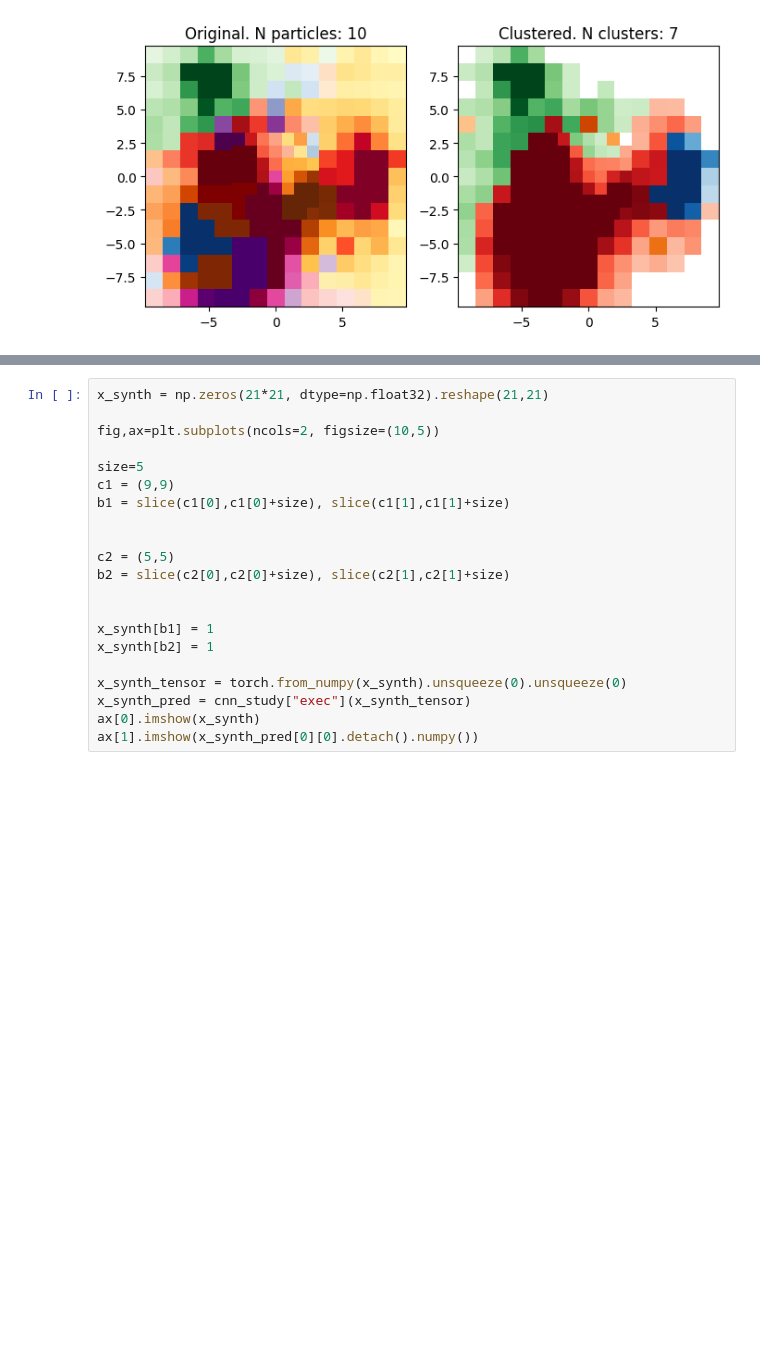
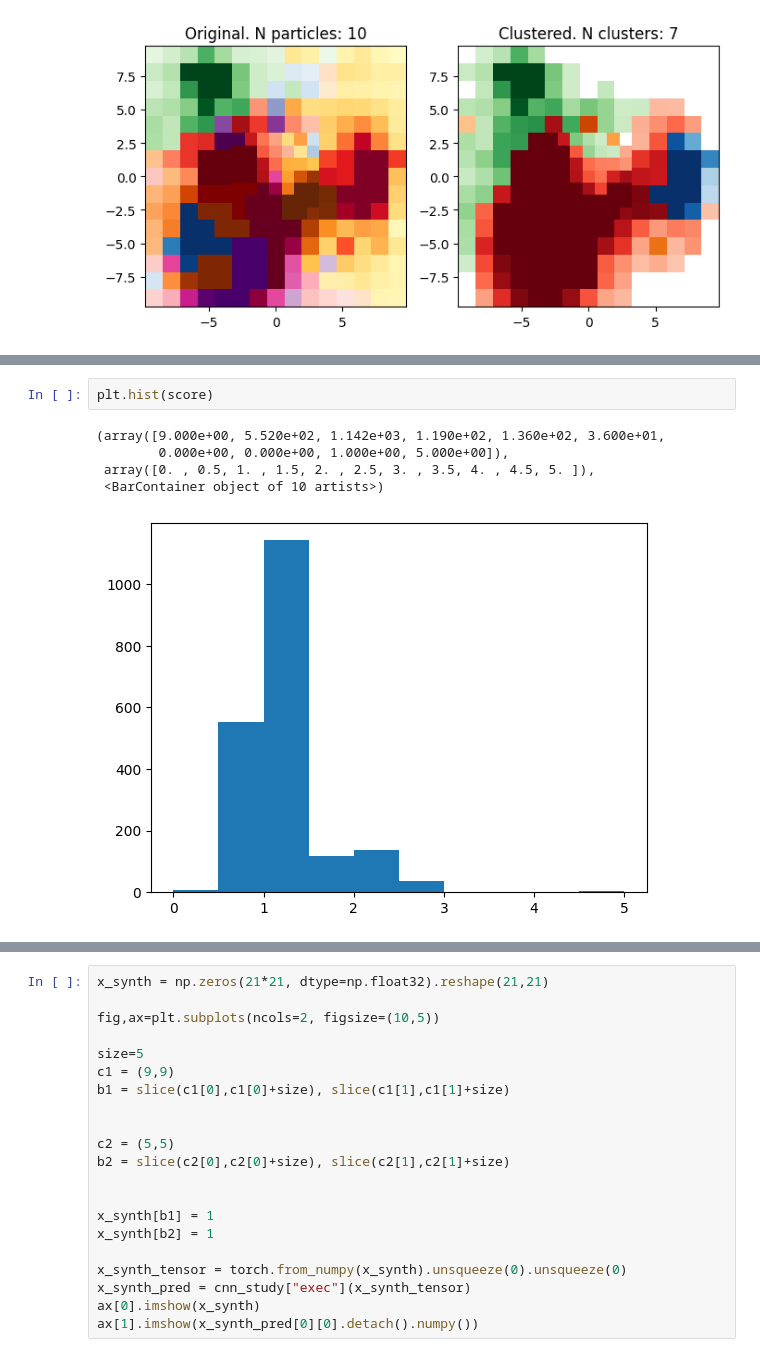
Before and after one commit to Bjartensen/python_focalh_clustering, a Jupyter notebook: notebooks/study.ipynb, the cells around one changed output, grey strips where cells are left out. Cells and saved outputs as stored; diff of their text form; blank space fills up the shorter version.

```diff
--- a/notebooks/study.ipynb
+++ b/notebooks/study.ipynb
@@ -154,0 +251,8 @@ cluster_event(filename, entry, ma_study)
+# %%
+plt.hist(score)
+# %% [output]
+(array([9.000e+00, 5.520e+02, 1.142e+03, 1.190e+02, 1.360e+02, 3.600e+01,
+        0.000e+00, 0.000e+00, 1.000e+00, 5.000e+00]),
+ array([0. , 0.5, 1. , 1.5, 2. , 2.5, 3. , 3.5, 4. , 4.5, 5. ]),
+ <BarContainer object of 10 artists>)
+[figure, added]
```
Also changed, not shown: parts of 18 cells of this notebook, 29 other files.
